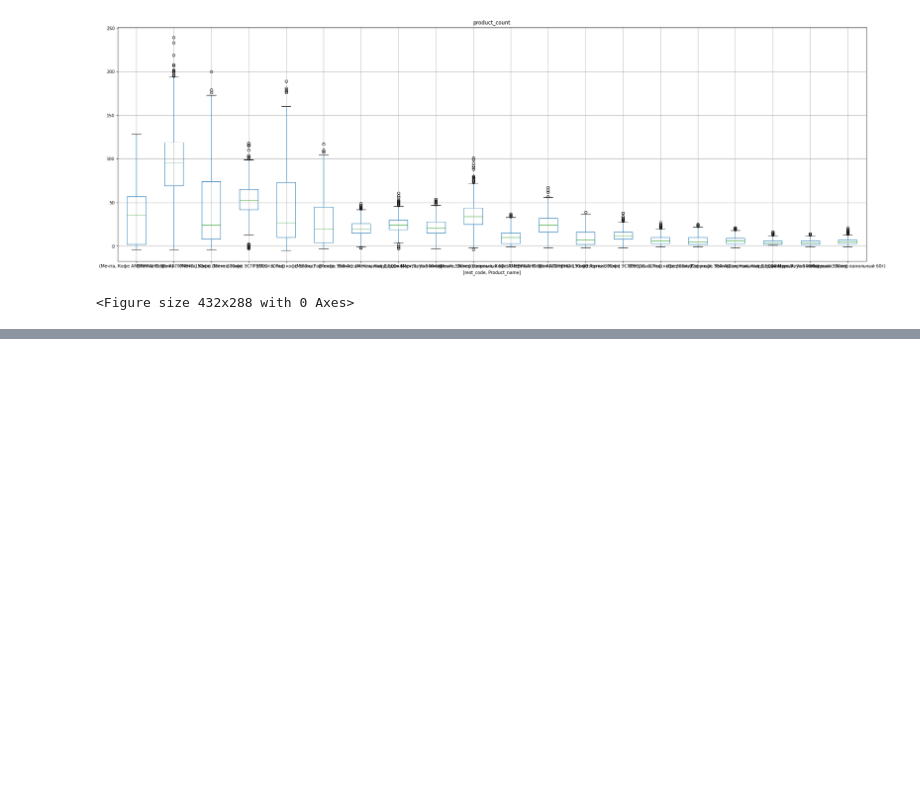
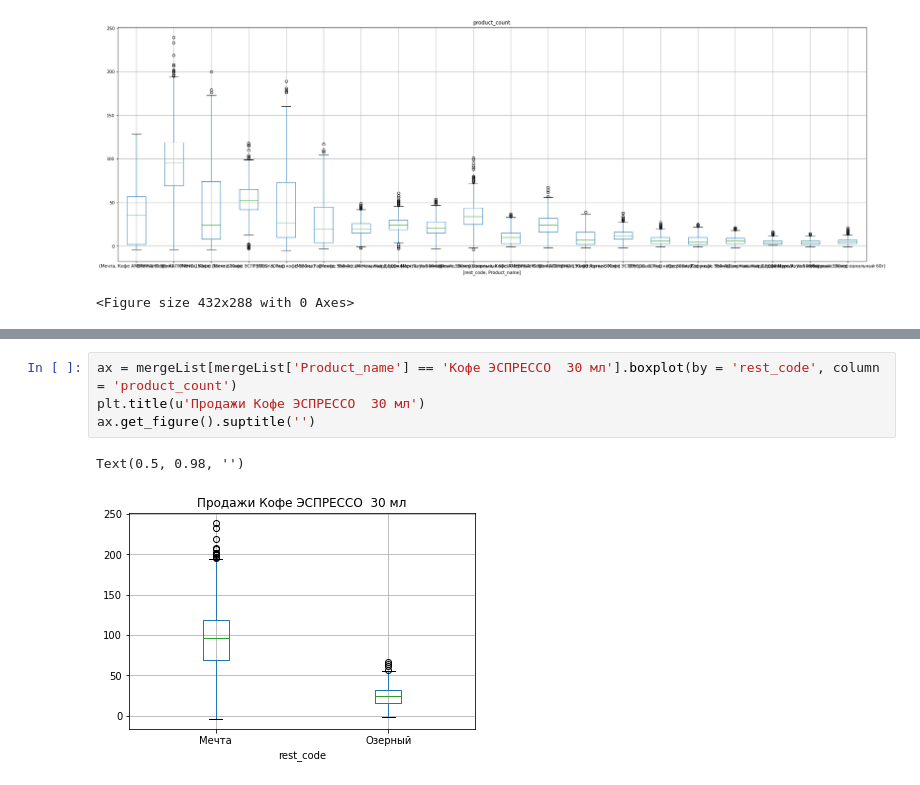
Before and after one commit to ancka019/data_analysis-, a Jupyter notebook: hw2.ipynb, the cells around one changed output, grey strips where cells are left out. Saved outputs shown, nothing was run; the diff lists cells and outputs as text; blank space fills up the shorter version.

```diff
--- a/hw2.ipynb
+++ b/hw2.ipynb
@@ -173,0 +190,7 @@ plt.figure()
+# %%
+ax = mergeList[mergeList['Product_name'] == 'Кофе ЭСПРЕССО  30 мл'].boxplot(by = 'rest_code', column = 'product_count')
+plt.title(u'Продажи Кофе ЭСПРЕССО  30 мл')
+ax.get_figure().suptitle('')
+# %% [output]
+Text(0.5, 0.98, '')
+[figure, added]
```
Also changed, not shown: parts of 2 cells of this notebook.
